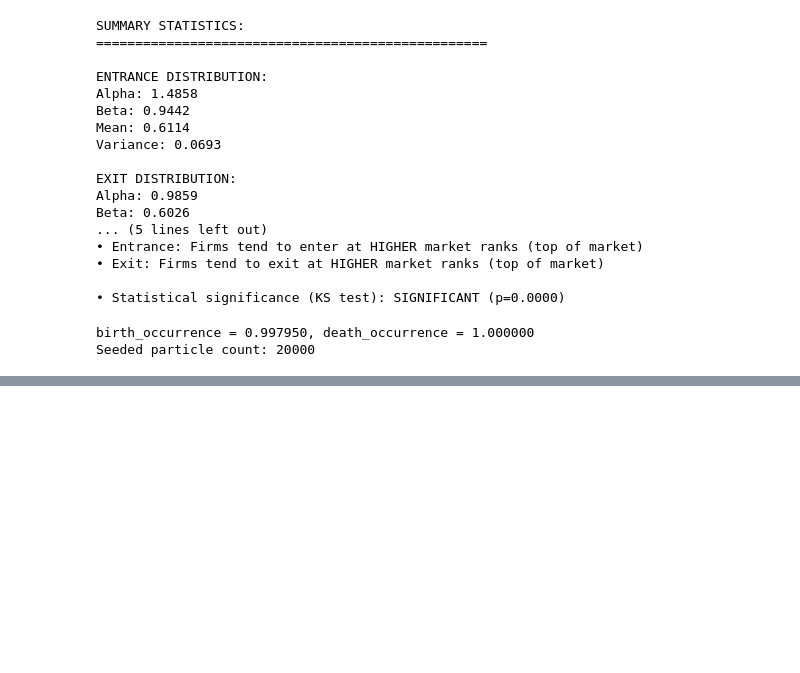
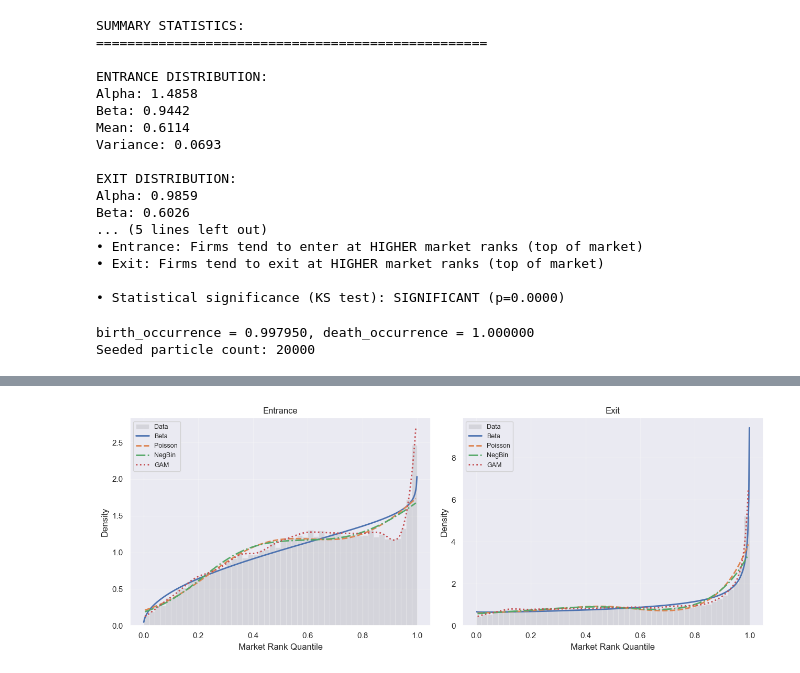
Before and after one commit to caroline-smyth/summer-math, a Jupyter notebook: entrances_and_exits.ipynb, the cells around one changed output, grey strips where cells are left out. Saved outputs shown, nothing was run; the diff lists cells and outputs as text; code cells hidden in the pictures; blank space fills up the shorter version.

```diff
--- a/entrances_and_exits.ipynb
+++ b/entrances_and_exits.ipynb
@@ -55,7 +45,3 @@ wrds_names_query['securityenddt'] = pd.to_datetime(wrds_names_query['securityend
 msf['month']  = msf['date'].dt.to_period('M')
 wrds_names_query['beg_month'] = wrds_names_query['securitybegdt'].dt.to_period('M')
 wrds_names_query['end_month'] = wrds_names_query['securityenddt'].dt.to_period('M')
-
-# anchor months for price/rank lookups
-wrds_names_query['beg_anchor'] = wrds_names_query['beg_month'] - 1
-wrds_names_query['end_anchor'] = wrds_names_query['end_month'] - 1
@@ -521,8 +348,8 @@ def fit_beta_distribution(data, event_type):
     return results
 
 # fit distributions
-entrance_params = fit_beta_distribution(entrance_data, "ENTRANCE")
-exit_params = fit_beta_distribution(exit_data, "EXIT")
+entrance_params = fit_beta_distribution(ent_q, "ENTRANCE")
+exit_params = fit_beta_distribution(exit_q, "EXIT")
 # %% [output]
 ENTRANCE Data Summary:
 Original range: [0.001109, 1.000000]
@@ -1291,0 +927,12 @@ Uniformized inter-arrivals: KS stat=0.0172, p=0.9242, n=1000
+# %%
+# Poisson GAM via pygam — penalty-based smooth, no need to pre-specify knot locations
+gam_ent  = PoissonGAM(gam_s(0, n_splines=20)).fit(bin_mids.reshape(-1, 1), ent_counts_bin)
+gam_exit = PoissonGAM(gam_s(0, n_splines=20)).fit(bin_mids.reshape(-1, 1), exit_counts_bin)
+
+print(f"GAM Entrance — AIC: {gam_ent.statistics_['AIC']:.1f}  |  eff. df: {gam_ent.statistics_['edof']:.1f}")
+print(f"GAM Exit     — AIC: {gam_exit.statistics_['AIC']:.1f}  |  eff. df: {gam_exit.statistics_['edof']:.1f}")
+
+# predict returns expected counts on the same scale as training data
+# since all bins have the same offset (constant), the shape is comparable to the GLM curves
+lam_gam_ent  = gam_ent.predict(p_grid.reshape(-1, 1))
+lam_gam_exit = gam_exit.predict(p_grid.reshape(-1, 1))
@@ -1291,0 +942,59 @@ Uniformized inter-arrivals: KS stat=0.0172, p=0.9242, n=1000
+# %%
+# normalize all curves to probability density (integrate to 1 over (0,1)) for comparison
+def to_density(lam, p):
+    area = np.trapezoid(lam, p)
+    return lam / area if area > 0 else lam
+
+x_beta = np.linspace(0.001, 0.999, 500)
+lam_beta_ent_grid  = stats.beta.pdf(x_beta, α_b, β_b)
+lam_beta_exit_grid = stats.beta.pdf(x_beta, α_d, β_d)
+
+curves = {
+    'Entrance': {
+        'data':    ent_clean,
+        'Beta':    (x_beta, to_density(lam_beta_ent_grid,  x_beta)),
+        'Poisson': (p_grid,  to_density(lam_pois_ent,       p_grid)),
+        'NegBin':  (p_grid,  to_density(lam_nb_ent,         p_grid)),
+        'GAM':     (p_grid,  to_density(lam_gam_ent,        p_grid)),
+    },
+    'Exit': {
+        'data':    exit_clean,
+        'Beta':    (x_beta, to_density(lam_beta_exit_grid, x_beta)),
+        'Poisson': (p_grid,  to_density(lam_pois_exit,      p_grid)),
+        'NegBin':  (p_grid,  to_density(lam_nb_exit,        p_grid)),
+        'GAM':     (p_grid,  to_density(lam_gam_exit,       p_grid)),
+    },
+}
+
+fig, axes = plt.subplots(1, 2, figsize=(13, 5))
+styles = {'Beta': ('-', 'C0'), 'Poisson': ('--', 'C1'), 'NegBin': ('-.', 'C2'), 'GAM': (':', 'C3')}
+
+for ax, (title, d) in zip(axes, curves.items()):
+    ax.hist(d['data'], bins=50, density=True, alpha=0.2, color='gray', label='Data')
+    for mname, val in d.items():
+        if mname == 'data':
+            continue
+        px, py = val
+        ls, col = styles[mname]
+        ax.plot(px, py, ls=ls, color=col, lw=2, label=mname)
+    ax.set_xlabel('Market Rank Quantile')
+    ax.set_ylabel('Density')
+    ax.set_title(title)
+    ax.legend(fontsize=9)
+    ax.grid(True, alpha=0.3)
+
+plt.tight_layout()
+plt.savefig(out_dir / "glm_gam_comparison.pdf", bbox_inches='tight')
+plt.show()
+
+# boundedness table: the key result for the theorem
+print("\n=== Boundedness of intensity density at tail (max over p ∈ (0,1)) ===")
+print(f"{'Model':<18} {'Entrance max':>14} {'Exit max':>14}")
+print("-" * 50)
+for mname in ['Beta', 'Poisson', 'NegBin', 'GAM']:
+    _, py_ent = curves['Entrance'][mname]
+    _, py_ex  = curves['Exit'][mname]
+    print(f"{mname:<18} {py_ent.max():>14.4f} {py_ex.max():>14.4f}")
+print("\n(Beta density diverges as p→1 for α<1 or β<1; GLM/GAM intensities are bounded by construction)")
+# %% [output]
+[figure, added]
```
Also changed, not shown: parts of 52 cells of this notebook, 15 other files.
